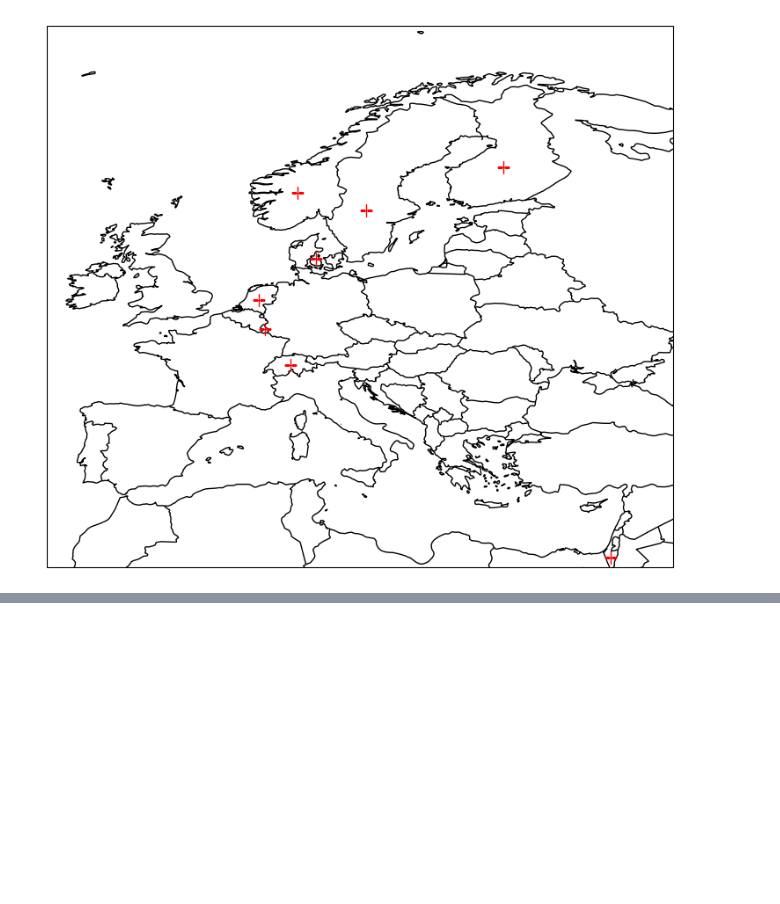
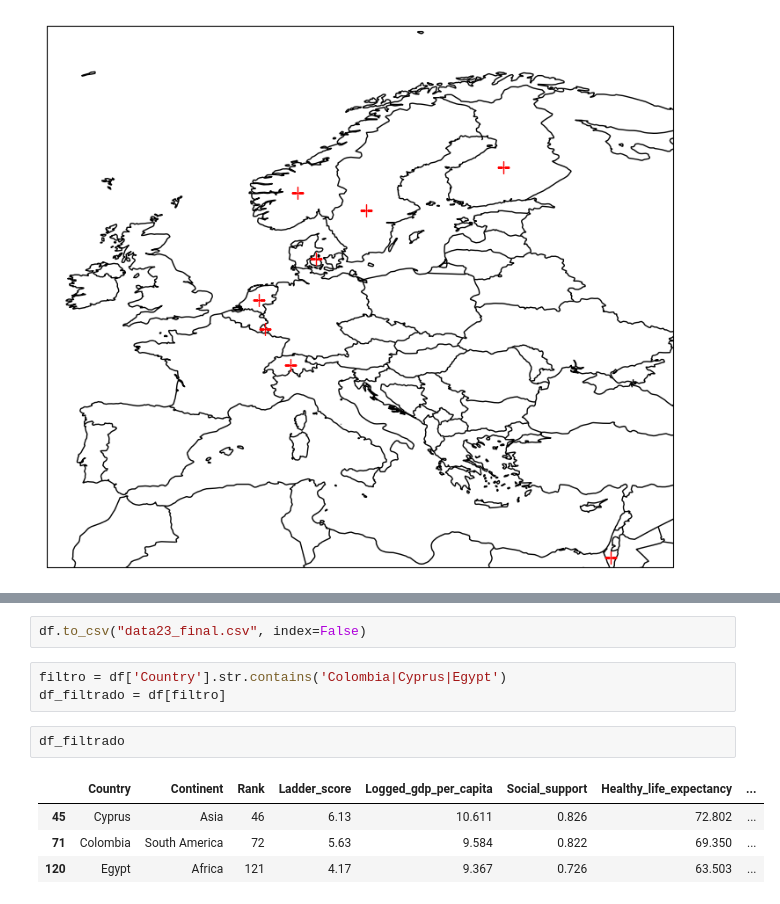
Before and after one commit to jose-luis666/w8-final_project, a Jupyter notebook: Untitled-2.ipynb, the cells around one changed output, grey strips where cells are left out. Drawn from its saved outputs; the diff is of its cells as text; blank space fills up the shorter version.

```diff
--- a/Untitled-2.ipynb
+++ b/Untitled-2.ipynb
@@ -1046,0 +1081,12 @@ plt.show()
+# %%
+df.to_csv("data23_final.csv", index=False)
+# %%
+filtro = df['Country'].str.contains('Colombia|Cyprus|Egypt')
+df_filtrado = df[filtro]
+# %%
+df_filtrado
+# %% [output]
+|  | Country | Continent | Rank | Ladder_score | Logged_gdp_per_capita | Social_support | Healthy_life_expectancy | ... |
+| 45 | Cyprus | Asia | 46 | 6.13 | 10.611 | 0.826 | 72.802 | ... |
+| 71 | Colombia | South America | 72 | 5.63 | 9.584 | 0.822 | 69.350 | ... |
+| 120 | Egypt | Africa | 121 | 4.17 | 9.367 | 0.726 | 63.503 | ... |
```
Also changed, not shown: parts of 3 cells of this notebook, 2 other files.
